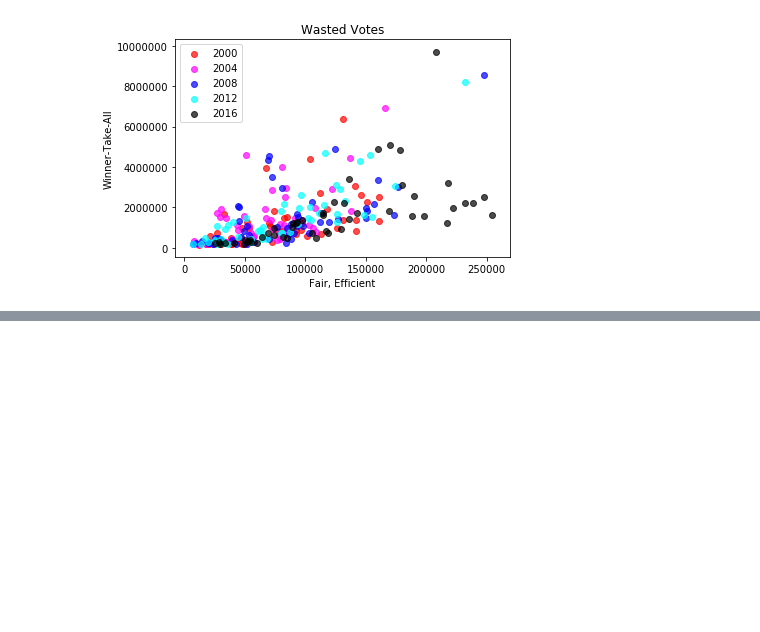
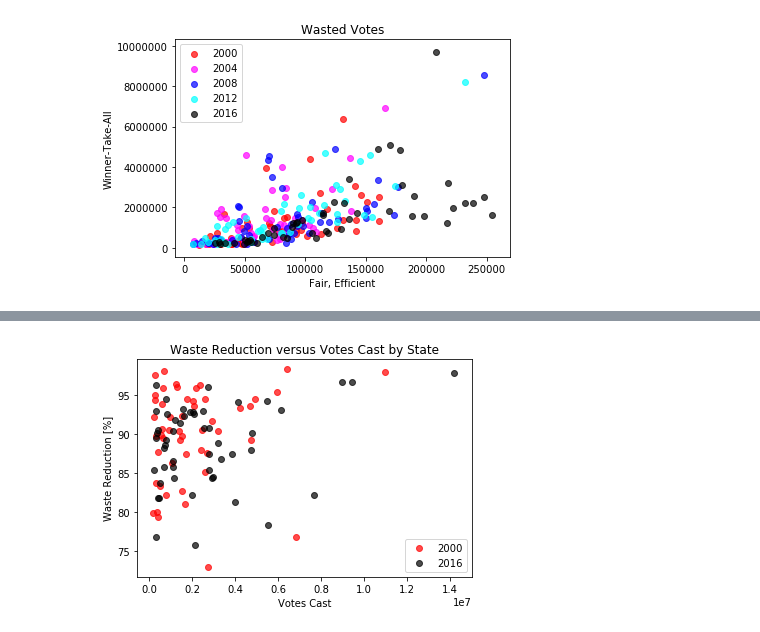
Before and after one commit to dwvisser/electoral-fair, a Jupyter notebook: scrape-and-compute-all.ipynb, the cells around one changed output, grey strips where cells are left out. Saved outputs shown, nothing was run; the diff lists cells and outputs as text; code cells hidden in the pictures; blank space fills up the shorter version.

```diff
--- a/scrape-and-compute-all.ipynb
+++ b/scrape-and-compute-all.ipynb
@@ -331,0 +374,4 @@ plot_wasted()
+# %%
+plot_waste_reduction_versus_votes_cast([2000, 2016])
+# %% [output]
+[figure, added]
```
Also changed, not shown: parts of 8 cells of this notebook.
